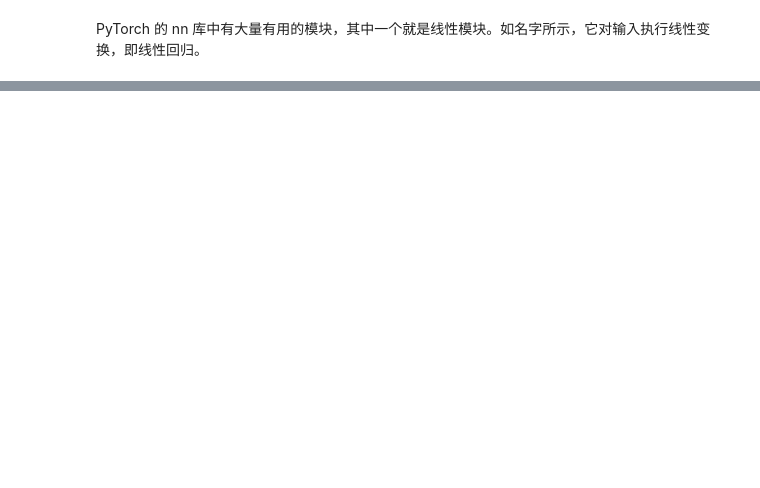
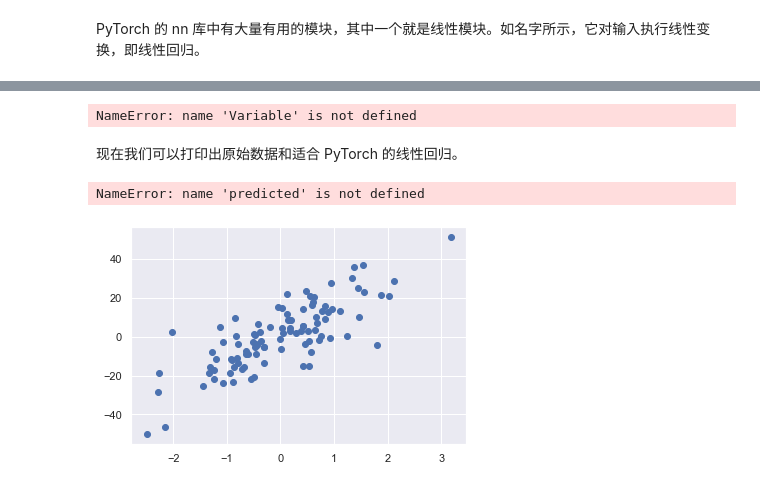
Before and after one commit to nortonlyr/MachineLearningExercises, a Jupyter notebook: MachineLearning_pytorch/MachineLearning_pytorch.ipynb, the cells around one changed output, grey strips where cells are left out. Saved outputs shown, nothing was run; the diff lists cells and outputs as text; code cells hidden in the pictures; blank space fills up the shorter version.

```diff
--- a/MachineLearning_pytorch/MachineLearning_pytorch.ipynb
+++ b/MachineLearning_pytorch/MachineLearning_pytorch.ipynb
@@ -683,0 +616,26 @@ model = LinearRegression(1,1)
+# %%
+criterion = torch.nn.MSELoss()
+optimizer = torch.optim.SGD(model.parameters(), lr=0.1)
+
+for epoch in range(50):
+    data, target = Variable(x_torch), Variable(y_torch)
+    output = model(data)
+
+    optimizer.zero_grad()
+    loss = criterion(output, target)
+    loss.backward()
+    optimizer.step()
+
+predicted = model(Variable(x_torch)).data.numpy()
+# %% [output]
+NameError: name 'Variable' is not defined
+# %% [markdown]
+现在我们可以打印出原始数据和适合 PyTorch 的线性回归。
+# %%
+plt.plot(x_train, y_train, 'o', label='Original data')
+plt.plot(x_train, predicted, label='Fitted line')
+plt.legend()
+plt.show()
+# %% [output]
+NameError: name 'predicted' is not defined
+[figure, added]
```
Also changed, not shown: parts of 28 cells of this notebook.
